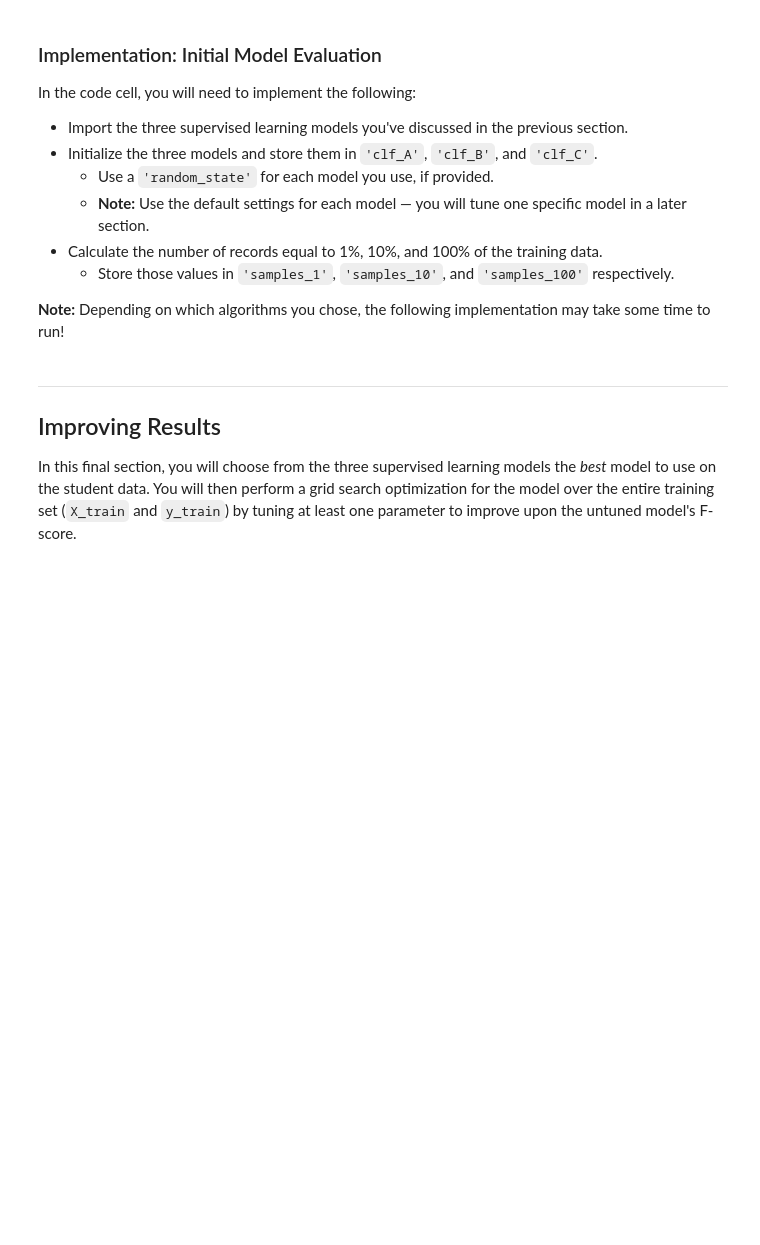
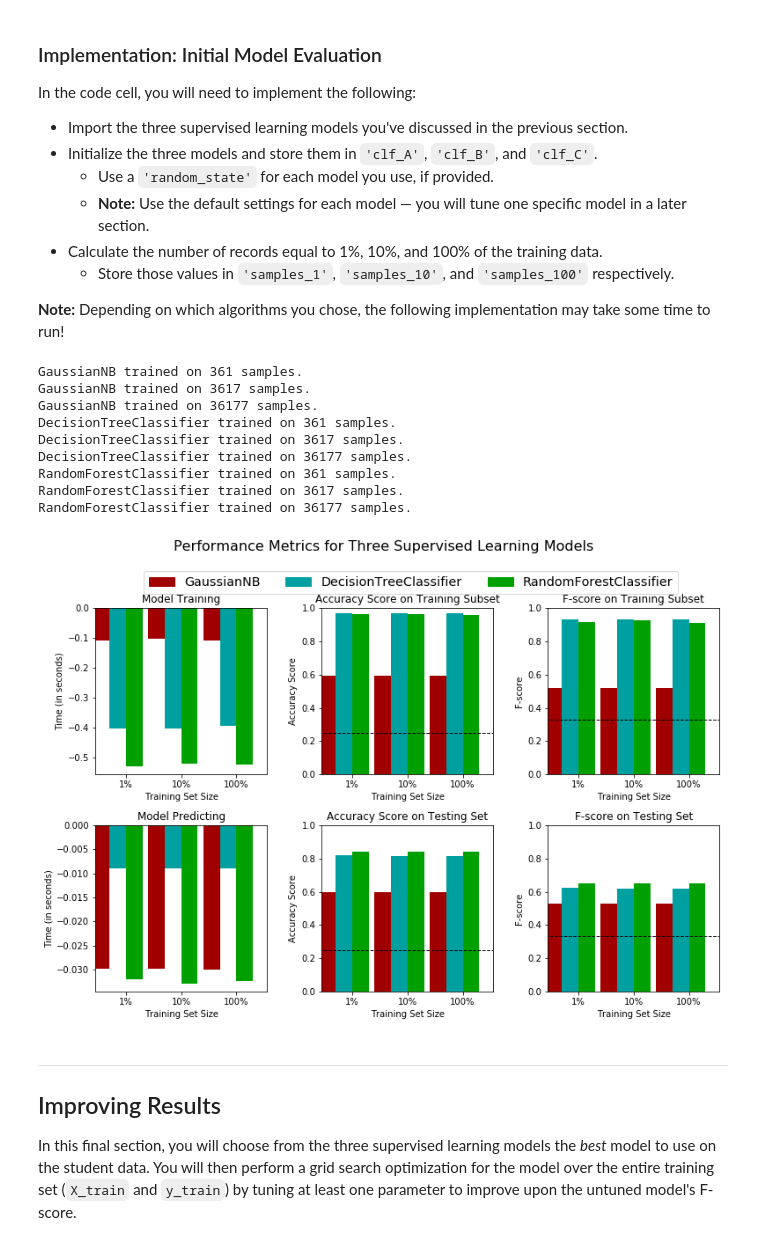
Before and after one commit to ajgiust/Udacity_Data-Science-NanoDegree, a Jupyter notebook: finding_donors - Submission.ipynb, the cells around one changed output. Drawn from its saved outputs; the diff is of its cells as text; code cells hidden in the pictures; blank space fills up the shorter version.

Commit message:
feat: Complete 2 Implementation sections - (Create Train/Pred Pipeline & Initial Model Eval)

```diff
--- a/finding_donors - Submission.ipynb
+++ b/finding_donors - Submission.ipynb
@@ -321,6 +321,7 @@ In the code block below, you will need to implement the following:
    - Make sure that you set the `beta` parameter!
 # %%
 # TODO: Import two metrics from sklearn - fbeta_score and accuracy_score
+from sklearn.metrics import fbeta_score, accuracy_score
 
 def train_predict(learner, sample_size, X_train, y_train, X_test, y_test):
     '''
@@ -335,35 +336,36 @@ def train_predict(learner, sample_size, X_train, y_train, X_test, y_test):
 
     results = {}
 
-    # TODO: Fit the learner to the training data using slicing with 'sample_size' using .fit(training_features[:], training_labels[:])
+    # TODO: Fit the learner to the training data using slicing with 'sample_size' using
+    #       .fit(training_features[:], training_labels[:])
     start = time() # Get start time
-    learner = None
+    learner = learner.fit(X_train, y_train)
     end = time() # Get end time
 
     # TODO: Calculate the training time
-    results['train_time'] = None
+    results['train_time'] = start - end
 
     # TODO: Get the predictions on the test set(X_test),
     #       then get predictions on the first 300 training samples(X_train) using .predict()
     start = time() # Get start time
-    predictions_test = None
-    predictions_train = None
+    predictions_test = learner.predict(X_test)
+    predictions_train = learner.predict(X_train[:300])
     end = time() # Get end time
 
     # TODO: Calculate the total prediction time
-    results['pred_time'] = None
+    results['pred_time'] = start - end
 
     # TODO: Compute accuracy on the first 300 training samples which is y_train[:300]
-    results['acc_train'] = None
+    results['acc_train'] = np.sum(predictions_train == y_train[:300]) / 300
 
     # TODO: Compute accuracy on test set using accuracy_score()
-    results['acc_test'] = None
+    results['acc_test'] = accuracy_score(y_test, predictions_test)
 
     # TODO: Compute F-score on the the first 300 training samples using fbeta_score()
-    results['f_train'] = None
+    results['f_train'] = fbeta_score(y_train[:300], predictions_train, beta=1)
 
     # TODO: Compute F-score on the test set which is y_test
-    results['f_test'] = None
+    results['f_test'] = fbeta_score(y_test, predictions_test, beta=1)
 
     # Success
     print("{} trained on {} samples.".format(learner.__class__.__name__, sample_size))
@@ -383,31 +385,45 @@ In the code cell, you will need to implement the following:
 **Note:** Depending on which algorithms you chose, the following implementation may take some time to run!
 # %%
 # TODO: Import the three supervised learning models from sklearn
+from sklearn.naive_bayes import GaussianNB
+from sklearn.tree import DecisionTreeClassifier
+from sklearn.ensemble import RandomForestClassifier
 
 # TODO: Initialize the three models
-clf_A = None
-clf_B = None
-clf_C = None
+clf_A = GaussianNB()
+clf_B = DecisionTreeClassifier()
+clf_C = RandomForestClassifier()
 
 # TODO: Calculate the number of samples for 1%, 10%, and 100% of the training data
 # HINT: samples_100 is the entire training set i.e. len(y_train)
 # HINT: samples_10 is 10% of samples_100 (ensure to set the count of the values to be `int` and not `float`)
 # HINT: samples_1 is 1% of samples_100 (ensure to set the count of the values to be `int` and not `float`)
-samples_100 = None
-samples_10 = None
-samples_1 = None
+samples_100 = len(y_train)
+samples_10 = int(samples_100 * 0.1)
+samples_1 = int(samples_100 * 0.01)
 
 # Collect results on the learners
 results = {}
 for clf in [clf_A, clf_B, clf_C]:
     clf_name = clf.__class__.__name__
     results[clf_name] = {}
     for i, samples in enumerate([samples_1, samples_10, samples_100]):
         results[clf_name][i] = \
         train_predict(clf, samples, X_train, y_train, X_test, y_test)
 
 # Run metrics visualization for the three supervised learning models chosen
 vs.evaluate(results, accuracy, fscore)
+# %% [output]
+GaussianNB trained on 361 samples.
+GaussianNB trained on 3617 samples.
+GaussianNB trained on 36177 samples.
+DecisionTreeClassifier trained on 361 samples.
+DecisionTreeClassifier trained on 3617 samples.
+DecisionTreeClassifier trained on 36177 samples.
+RandomForestClassifier trained on 361 samples.
+RandomForestClassifier trained on 3617 samples.
+RandomForestClassifier trained on 36177 samples.
+[figure, added]
 # %% [markdown]
 ----
 ## Improving Results
```
Also changed, not shown: parts of 1 cell of this notebook.
